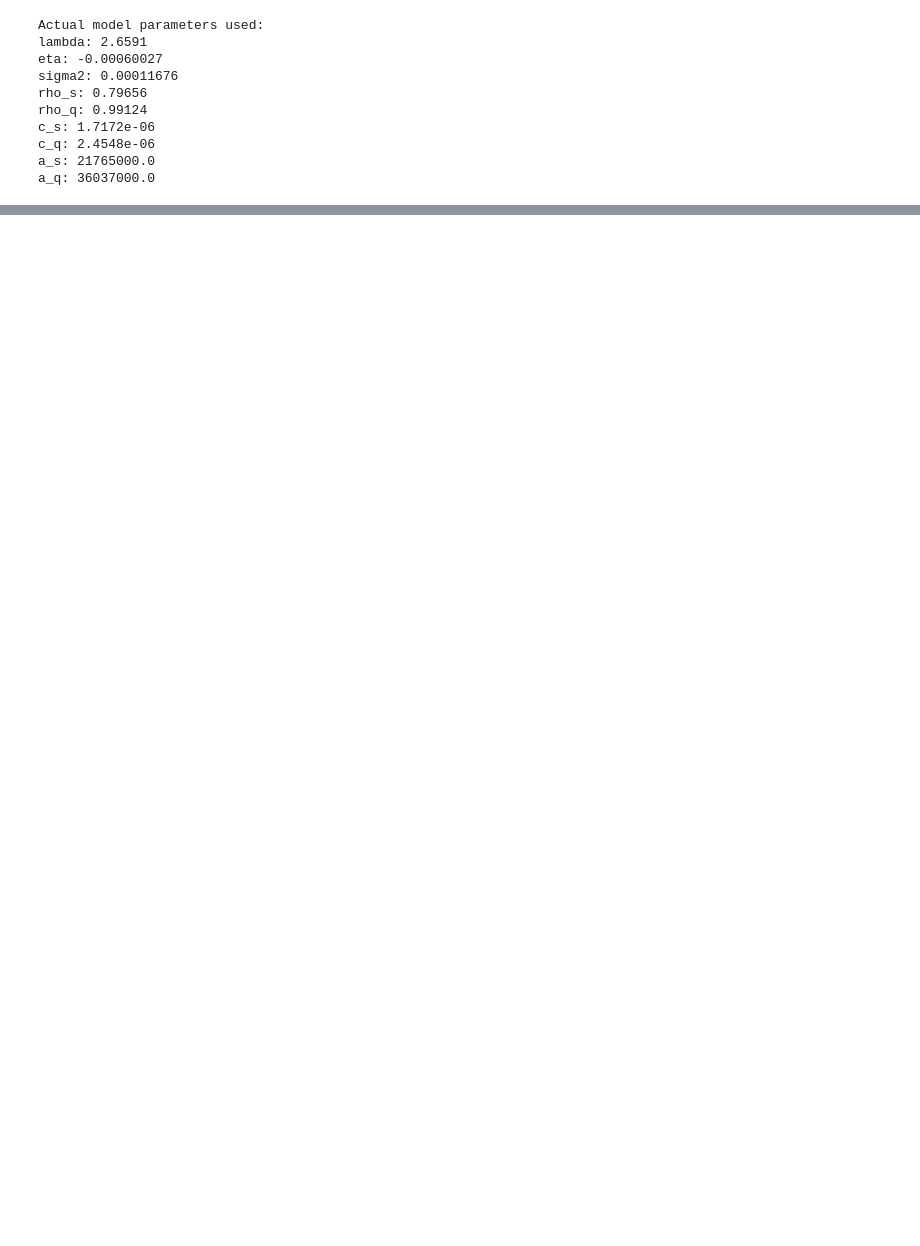
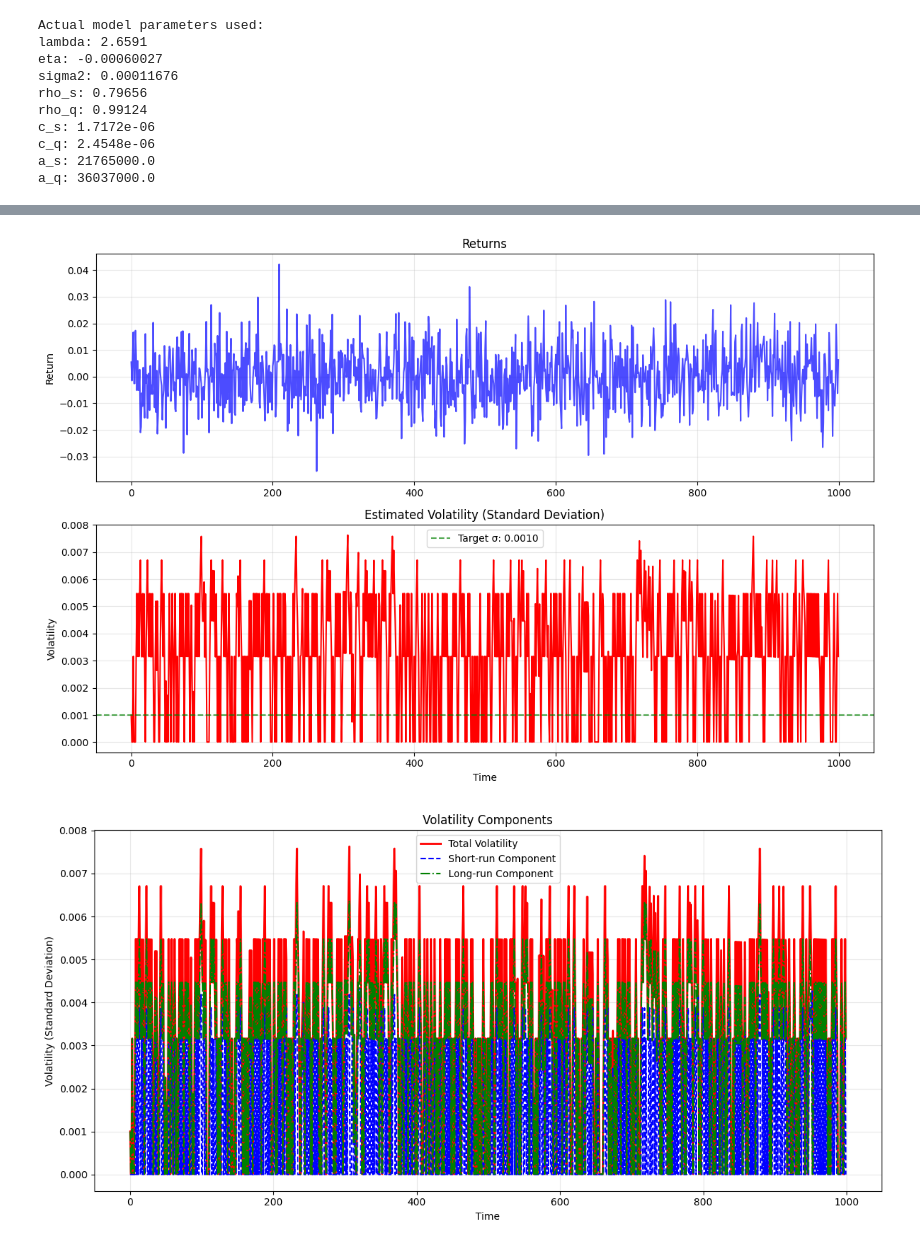
Before and after one commit to asimp104/HF_Hedging, a Jupyter notebook: GARCH.ipynb, the cells around one changed output, grey strips where cells are left out. Saved outputs shown, nothing was run; the diff lists cells and outputs as text; code cells hidden in the pictures; blank space fills up the shorter version.

Commit message:
testing fitting of the model

```diff
--- a/GARCH.ipynb
+++ b/GARCH.ipynb
@@ -532,0 +514,15 @@ Mean volatility: 0.019452, Median volatility: 0.003417
+# %%
+# Try to fit the model
+try:
+    print("\nFitting the model...")
+    result = model.fit(returns)
+    print(f"Optimization successful: {result.success}")
+    print(f"Message: {result.message}")
+
+    # Print the fitted parameters
+    print("\nFitted Parameters:")
+    for key, value in model.params.items():
+        print(f"{key}: {value}")
+
+except Exception as e:
+    print(f"Error during model fitting: {e}")
@@ -532,0 +599,7 @@ Mean volatility: 0.019452, Median volatility: 0.003417
+# %%
+# Plot the results from the fitted model
+plot_garch_results(returns, model)
+plot_volatility_components(model)
+# %% [output]
+[figure, added]
+[figure, added]
```
Also changed, not shown: parts of 11 cells of this notebook.
